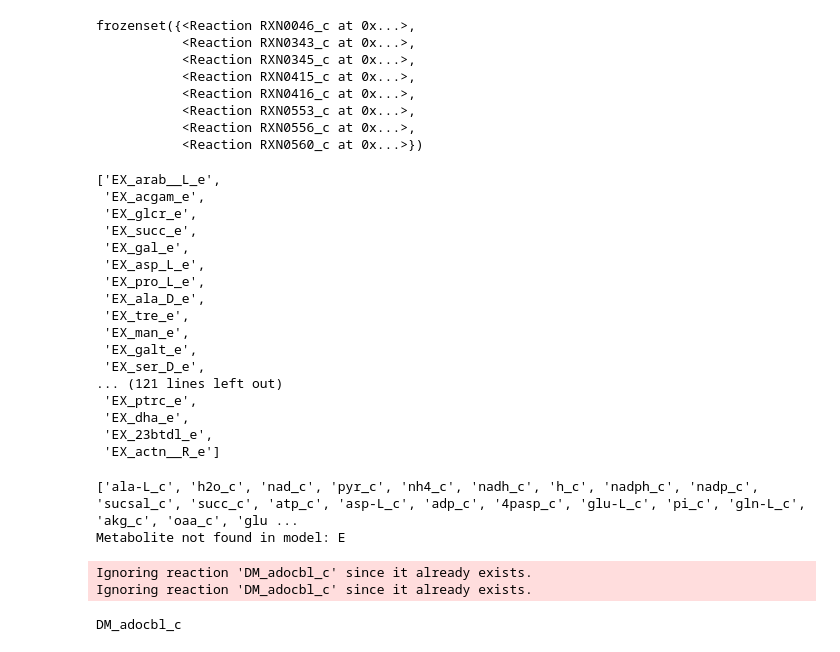
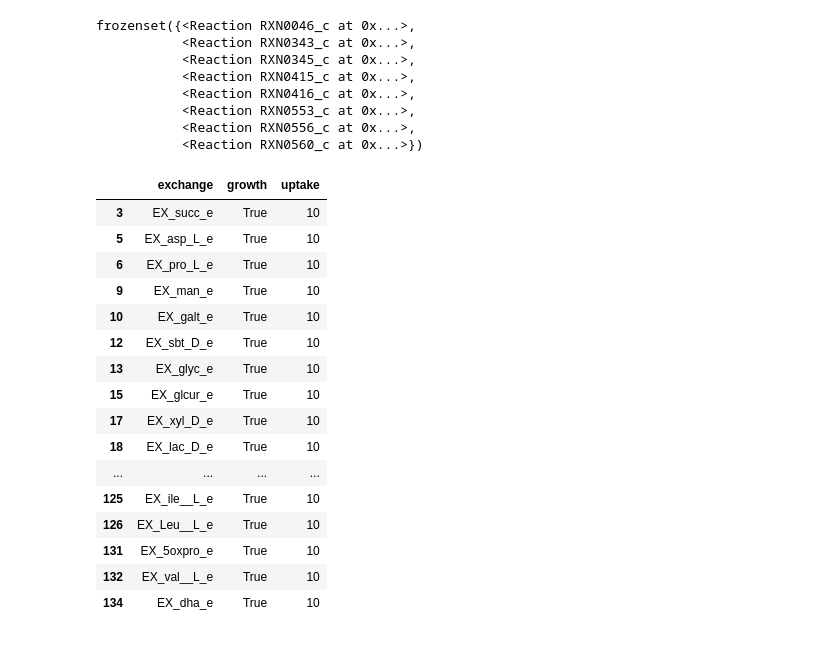
Before and after one commit to CRISPR-CARB/Rhodobacter_sphaeroides_GEMs, a Jupyter notebook: Notebooks/gapfilling_model.ipynb, the cells around one changed output. Saved outputs shown, nothing was run; the diff lists cells and outputs as text; code cells hidden in the pictures.

Commit message:
testing new cobrapy gapfill

```diff
--- a/Notebooks/gapfilling_model.ipynb
+++ b/Notebooks/gapfilling_model.ipynb
@@ -105,55 +75,39 @@ frozenset({<Reaction RXN0046_c at 0x...>,
            <Reaction RXN0556_c at 0x...>,
            <Reaction RXN0560_c at 0x...>})
 # %%
-#Cobrapy gapfilling using csv files
+#Cobrapy gapfilling using csv files: parse out the metabolites that do have growth and convert into list
 import cobra
 import pandas as pd
 
 #read in the CSV file with the list of metabolites to add, starting with biolog
 biolog_df = pd.read_csv('../rhodobacter/data/growth/biolog_results.csv')
-biolog_id = biolog_df['exchange'].tolist()
+
+# Filter the DataFrame for rows where the 'uptake' column is greater than 0
+filtered_biolog_df = biolog_df[biolog_df['uptake'] > 0]
+
+# Extract the list of exchange reactions
+biolog_id = filtered_biolog_df['exchange'].tolist()
 
 #define universal model to pull reactions from
 universal = cobra.Model("universal_reactions")
 
-display(biolog_id)
+display(filtered_biolog_df)
+#use this list test one reaction at a time
 # %% [output]
-['EX_arab__L_e',
- 'EX_acgam_e',
- 'EX_glcr_e',
- 'EX_succ_e',
- 'EX_gal_e',
- 'EX_asp_L_e',
- 'EX_pro_L_e',
- 'EX_ala_D_e',
- 'EX_tre_e',
- 'EX_man_e',
- 'EX_galt_e',
- 'EX_ser_D_e',
-... (121 lines left out)
- 'EX_ptrc_e',
- 'EX_dha_e',
- 'EX_23btdl_e',
- 'EX_actn__R_e']
+|  | exchange | growth | uptake |
+| 3 | EX_succ_e | True | 10 |
+| 5 | EX_asp_L_e | True | 10 |
+| 6 | EX_pro_L_e | True | 10 |
+| 9 | EX_man_e | True | 10 |
+| 10 | EX_galt_e | True | 10 |
+| 12 | EX_sbt_D_e | True | 10 |
+| 13 | EX_glyc_e | True | 10 |
+| 15 | EX_glcur_e | True | 10 |
+| 17 | EX_xyl_D_e | True | 10 |
+| 18 | EX_lac_D_e | True | 10 |
+| ... | ... | ... | ... |
+| 125 | EX_ile__L_e | True | 10 |
+| 126 | EX_Leu__L_e | True | 10 |
+| 131 | EX_5oxpro_e | True | 10 |
+| 132 | EX_val__L_e | True | 10 |
+| 134 | EX_dha_e | True | 10 |
-# %%
-#ADDING IN REACTIONS FROM BIOLOG
-#Example for f6pc in biolog
-for i in [i.id for i in model.metabolites.f6p_c.reactions]:
-    reaction = model.reactions.get_by_id(i)
-    universal.add_reactions([reaction.copy()])
-    model.remove_reactions([reaction])
-
-#add reactions to universal model that involve specific metabolites from biolog
-for metabolite_id in biolog_id:
-    try:
-        metabolite = model.metabolites.get_by_id(metabolite_id)
-        for reaction in metabolite.reactions:
-            universal.add_reactions([reaction.copy()])
-    except KeyError:
-        print('Metabolite not found in model:', metabolite_id)
-# %% [output]
-['ala-L_c', 'h2o_c', 'nad_c', 'pyr_c', 'nh4_c', 'nadh_c', 'h_c', 'nadph_c', 'nadp_c', 'sucsal_c', 'succ_c', 'atp_c', 'asp-L_c', 'adp_c', '4pasp_c', 'glu-L_c', 'pi_c', 'gln-L_c', 'akg_c', 'oaa_c', 'glu ...
-Metabolite not found in model: E
-Ignoring reaction 'DM_adocbl_c' since it already exists.
-Ignoring reaction 'DM_adocbl_c' since it already exists.
-DM_adocbl_c
```
Also changed, not shown: parts of 15 cells of this notebook, 4 other files.
